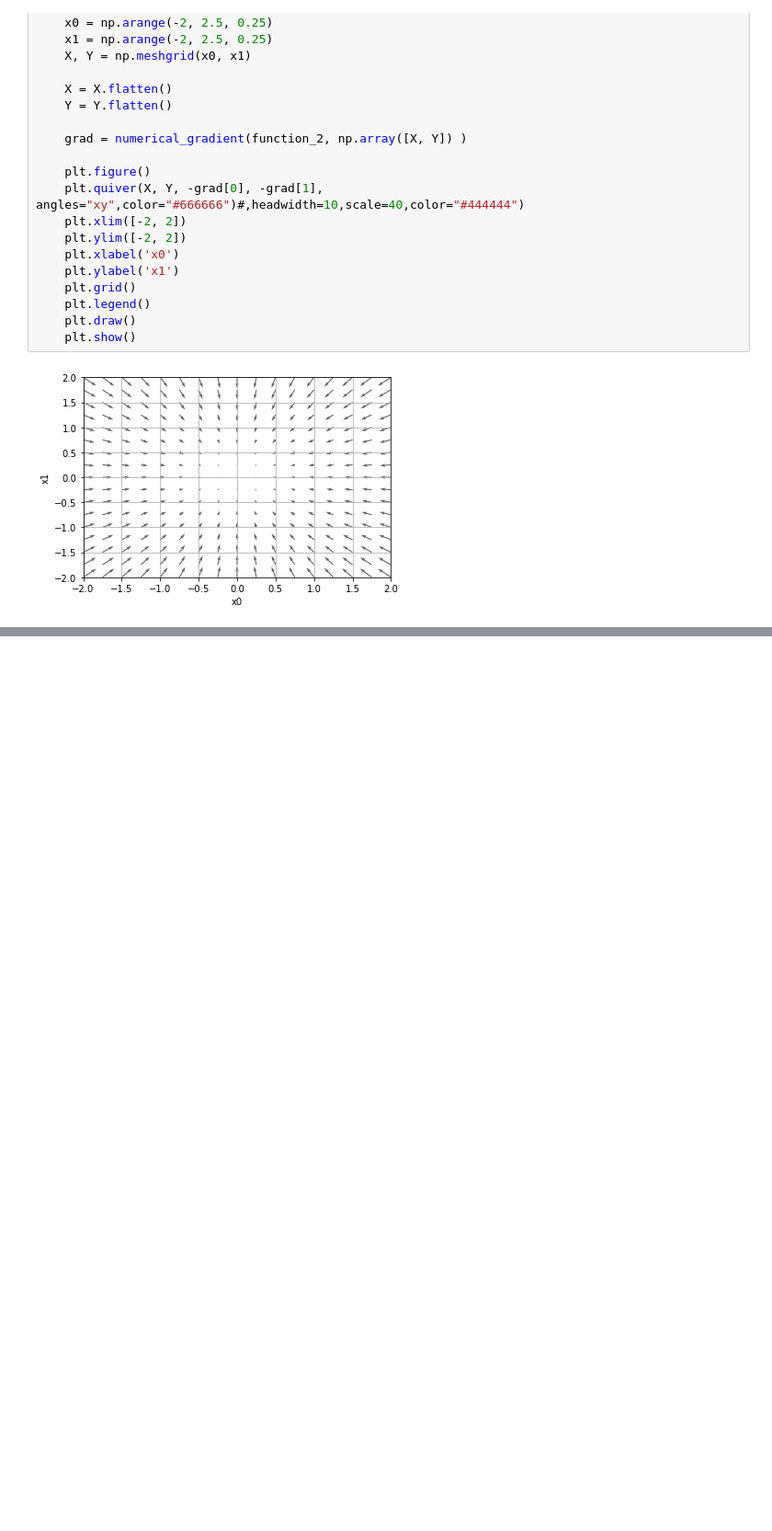
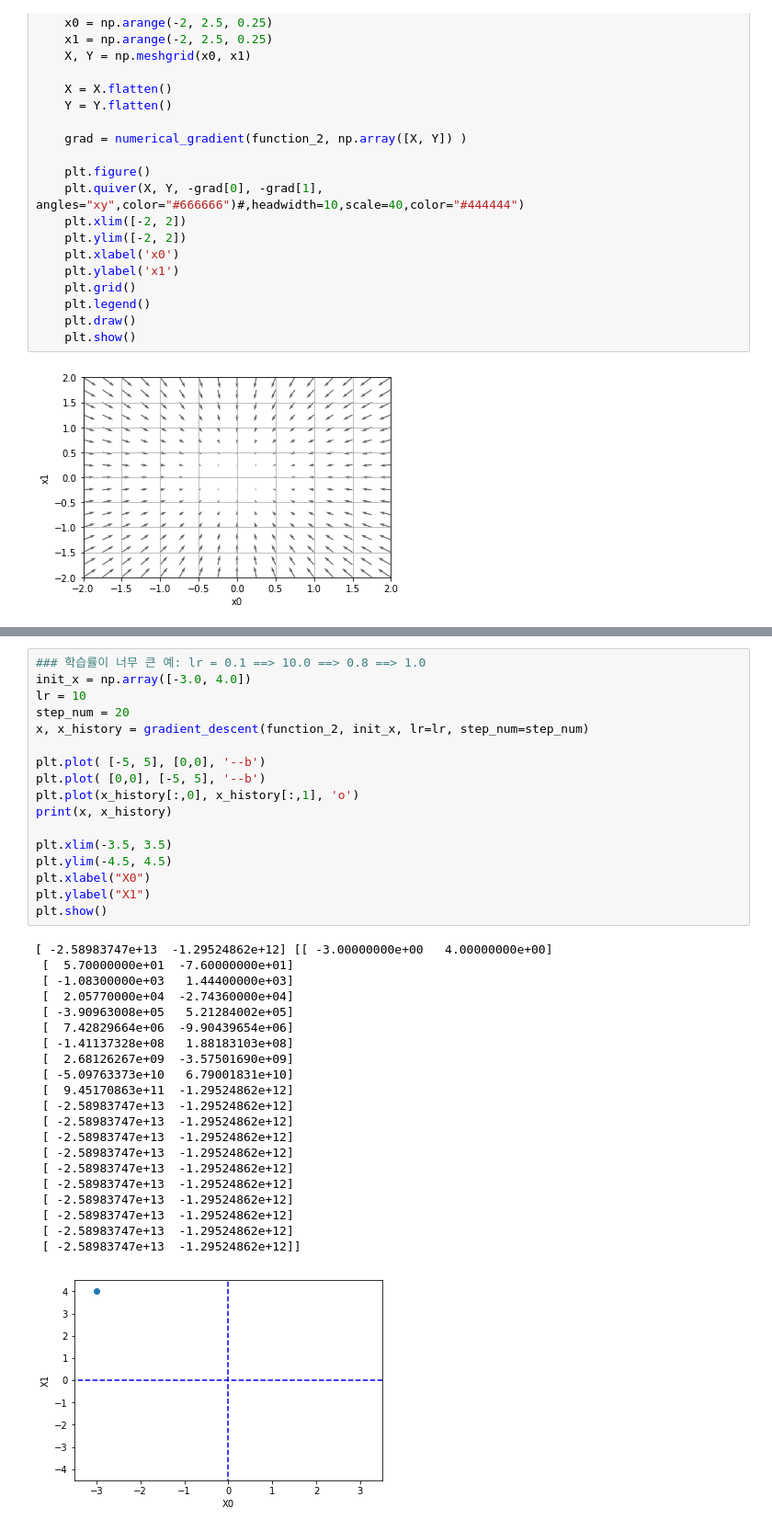
Before and after one commit to psyoblade/modulabs-deeplab-edu5, a Jupyter notebook: 04_learning_neuralnet/learning_neuralnet.ipynb, the cells around one changed output, grey strips where cells are left out. Shown: that part at 92% size. Drawn from its saved outputs; the diff is of its cells as text; blank space fills up the shorter version.

```diff
--- a/04_learning_neuralnet/learning_neuralnet.ipynb
+++ b/04_learning_neuralnet/learning_neuralnet.ipynb
@@ -170 +192,40 @@ plt.show()
 [figure]
+# %%
+### 학습률이 너무 큰 예: lr = 0.1 ==> 10.0 ==> 0.8 ==> 1.0
+init_x = np.array([-3.0, 4.0])
+lr = 10
+step_num = 20
+x, x_history = gradient_descent(function_2, init_x, lr=lr, step_num=step_num)
+
+plt.plot( [-5, 5], [0,0], '--b')
+plt.plot( [0,0], [-5, 5], '--b')
+plt.plot(x_history[:,0], x_history[:,1], 'o')
+print(x, x_history)
+
+plt.xlim(-3.5, 3.5)
+plt.ylim(-4.5, 4.5)
+plt.xlabel("X0")
+plt.ylabel("X1")
+plt.show()
+# %% [output]
+[ -2.58983747e+13  -1.29524862e+12] [[ -3.00000000e+00   4.00000000e+00]
+ [  5.70000000e+01  -7.60000000e+01]
+ [ -1.08300000e+03   1.44400000e+03]
+ [  2.05770000e+04  -2.74360000e+04]
+ [ -3.90963008e+05   5.21284002e+05]
+ [  7.42829664e+06  -9.90439654e+06]
+ [ -1.41137328e+08   1.88183103e+08]
+ [  2.68126267e+09  -3.57501690e+09]
+ [ -5.09763373e+10   6.79001831e+10]
+ [  9.45170863e+11  -1.29524862e+12]
+ [ -2.58983747e+13  -1.29524862e+12]
+ [ -2.58983747e+13  -1.29524862e+12]
+ [ -2.58983747e+13  -1.29524862e+12]
+ [ -2.58983747e+13  -1.29524862e+12]
+ [ -2.58983747e+13  -1.29524862e+12]
+ [ -2.58983747e+13  -1.29524862e+12]
+ [ -2.58983747e+13  -1.29524862e+12]
+ [ -2.58983747e+13  -1.29524862e+12]
+ [ -2.58983747e+13  -1.29524862e+12]
+ [ -2.58983747e+13  -1.29524862e+12]]
+[figure, added]
```
Also changed, not shown: parts of 9 cells of this notebook, 1 other file.
